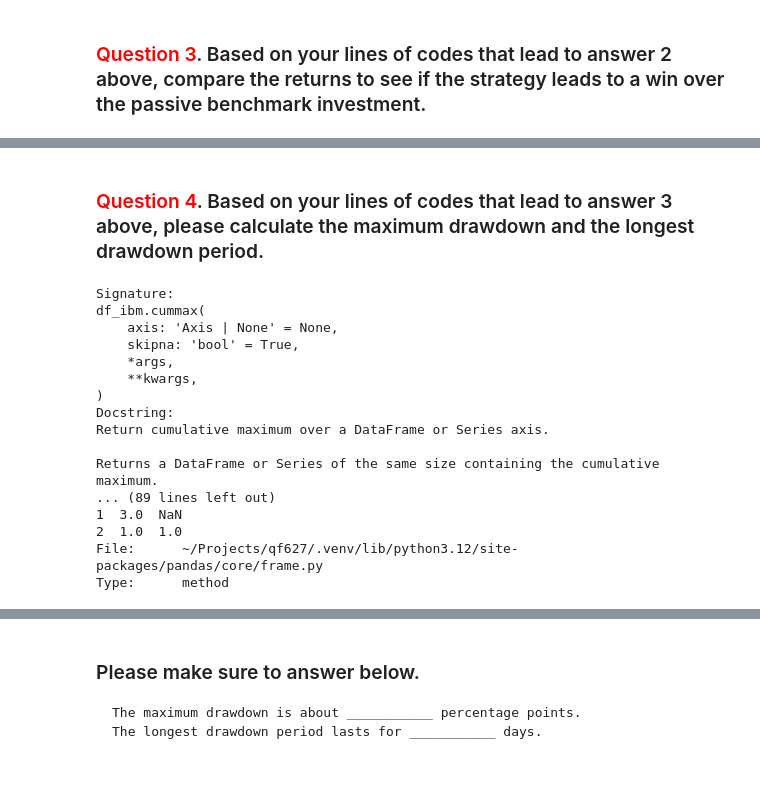
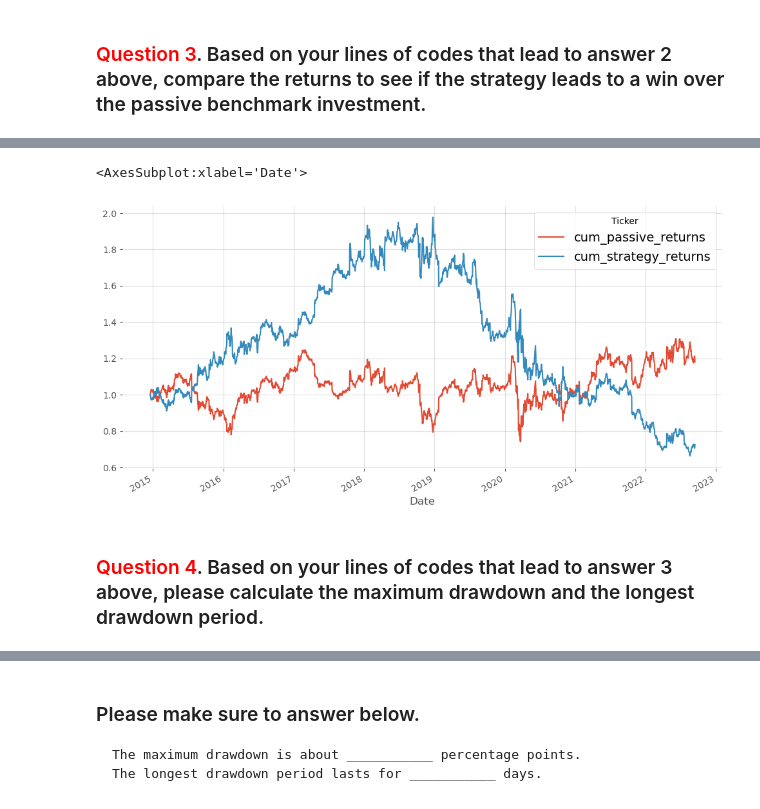
Before and after one commit to changjulian17/qf627, a Jupyter notebook: problem_set_4/QF627_Problem_Set_4.ipynb, the cells around one changed output, grey strips where cells are left out. Drawn from its saved outputs; the diff is of its cells as text; code cells hidden in the pictures; blank space fills up the shorter version.

```diff
--- a/problem_set_4/QF627_Problem_Set_4.ipynb
+++ b/problem_set_4/QF627_Problem_Set_4.ipynb
@@ -276,0 +92,19 @@ p
+# %%
+# get sma
+def get_sma(df, sma_list):
+    """
+    Take DF and given list of SMA to enrich df when stock price is in first column
+    """
+    for window in sma_list:
+        df[f"sma_{window}"] =\
+        (
+            df[df.columns[0]]
+            .rolling(window = window,
+                     min_periods = int(window * .8))
+            .mean()
+        )
+
+    return df
+
+sma_list = [20, 60]
+ibm = get_sma(ibm.copy(), sma_list)
@@ -306,22 +172,21 @@ df[['RETURNS', 'STRATEGY']].plot()
+# %%
+ibm['passive_returns'] =\
+    np.log(
+        ibm['IBM'] / ibm['IBM'].shift(1)
+    ).fillna(0)
+
+ibm['strategy_returns'] =\
+    ibm['passive_returns'] * ibm['positions']
+
+ibm['cum_passive_returns'] =\
+    ibm['passive_returns'].cumsum().apply(np.exp)
+
+ibm['cum_strategy_returns'] =\
+    ibm['strategy_returns'].cumsum().apply(np.exp)
+# %%
+ibm[ibm.columns[-2:]].plot(figsize=[12,6])
+# %% [output]
+<AxesSubplot:xlabel='Date'>
+[figure, added]
 # %% [markdown]
 ### <font color = red> Question 4</font>. Based on your lines of codes that lead to answer 3 above, please calculate the maximum drawdown and the longest drawdown period.
-# %%
-df_ibm.cummax?
-# %% [output]
-Signature:
-df_ibm.cummax(
-    axis: 'Axis | None' = None,
-    skipna: 'bool' = True,
-    *args,
-    **kwargs,
-)
-Docstring:
-Return cumulative maximum over a DataFrame or Series axis.
-
-Returns a DataFrame or Series of the same size containing the cumulative
-maximum.
-... (89 lines left out)
-1  3.0  NaN
-2  1.0  1.0
-File:      ~/Projects/qf627/.venv/lib/python3.12/site-packages/pandas/core/frame.py
-Type:      method
```
Also changed, not shown: parts of 66 cells of this notebook, 9 other files.
